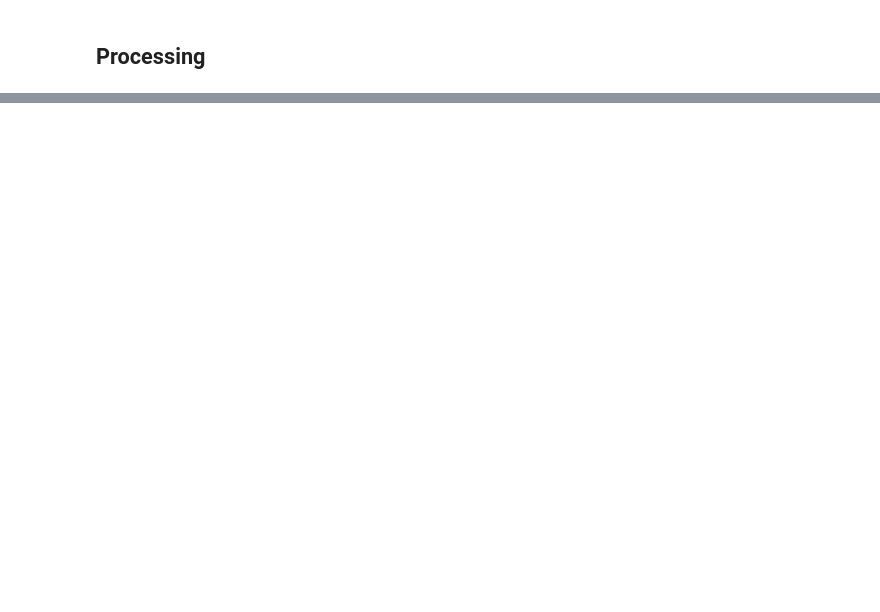
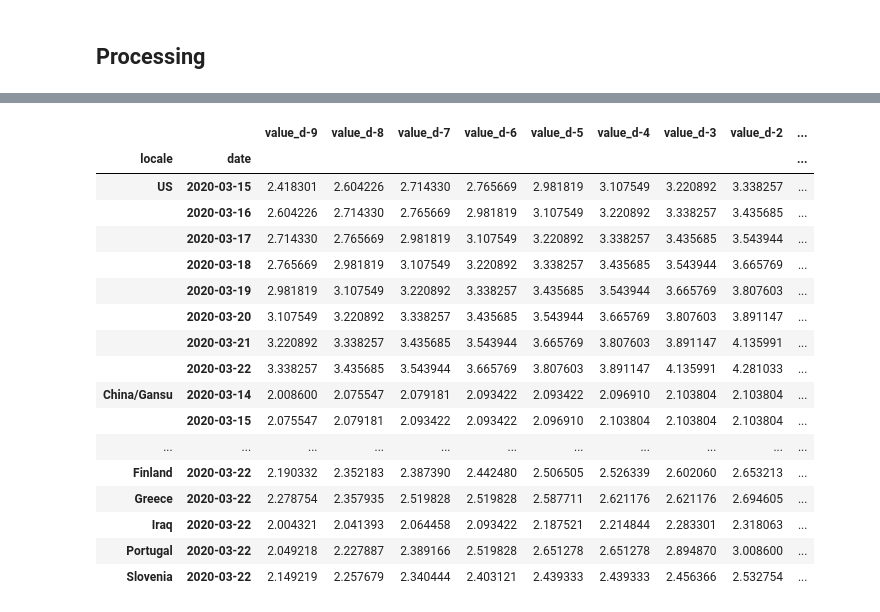
Before and after one commit to jgcorliss/covid-19, a Jupyter notebook: src/covid-19.ipynb, the cells around one changed output, grey strips where cells are left out. Drawn from its saved outputs; the diff is of its cells as text; code cells hidden in the pictures; blank space fills up the shorter version.

```diff
--- a/src/covid-19.ipynb
+++ b/src/covid-19.ipynb
@@ -263,0 +179,34 @@ counts.loc[counts['locale'] == 'US'].sort_values('date').reset_index(drop=True)
+# %%
+X_train = X_schema.copy()
+y_train = y_schema.copy()
+# %%
+X_pred = X_schema.copy()
+# %%
+for locale in values_melt['locale'].unique():
+    values_melt_locale = values_melt.loc[values_melt['locale'] == locale].sort_values('date')
+
+    # Add to training data
+    idx = 0
+    while idx + (days_history - 1) + days_horizon <= values_melt_locale.shape[0] - 1:
+        locale_date_to_append = values_melt_locale.iloc[idx + (days_history - 1), :2].to_dict()
+
+        X_train_to_append = dict(zip(X_train.columns[2:], values_melt_locale['value'].iloc[idx : idx + days_history]))
+        X_train_to_append.update(locale_date_to_append)
+        X_train = X_train.append(X_train_to_append, ignore_index=True)
+
+        y_train_to_append = {y_train.columns[-1]: values_melt_locale['value'].iloc[idx + (days_history - 1) + days_horizon]}
+        y_train_to_append.update(locale_date_to_append)
+        y_train = y_train.append(y_train_to_append, ignore_index=True)
+
+        idx += 1
+
+    # Add to prediction data
+    if days_history <= values_melt_locale.shape[0]:  # Can only predict if we have enough days of history
+        locale_date_to_append = values_melt_locale.iloc[-1, :2].to_dict()
+        X_pred_to_append = dict(zip(X_pred.columns[2:], values_melt_locale['value'].iloc[-days_history:]))
+        X_pred_to_append.update(locale_date_to_append)
+        X_pred = X_pred.append(X_pred_to_append, ignore_index=True)
+# %%
+X_train.set_index(['locale', 'date'], inplace=True, verify_integrity=True)
+y_train.set_index(['locale', 'date'], inplace=True, verify_integrity=True)
+X_pred.set_index(['locale', 'date'], inplace=True, verify_integrity=True)
@@ -263,0 +225,21 @@ counts.loc[counts['locale'] == 'US'].sort_values('date').reset_index(drop=True)
+# %%
+X_train.tail(100)
+# %% [output]
+|  |  | value_d-9 | value_d-8 | value_d-7 | value_d-6 | value_d-5 | value_d-4 | value_d-3 | value_d-2 | ... |
+| locale | date |  |  |  |  |  |  |  |  | ... |
+| US | 2020-03-15 | 2.418301 | 2.604226 | 2.714330 | 2.765669 | 2.981819 | 3.107549 | 3.220892 | 3.338257 | ... |
+|  | 2020-03-16 | 2.604226 | 2.714330 | 2.765669 | 2.981819 | 3.107549 | 3.220892 | 3.338257 | 3.435685 | ... |
+|  | 2020-03-17 | 2.714330 | 2.765669 | 2.981819 | 3.107549 | 3.220892 | 3.338257 | 3.435685 | 3.543944 | ... |
+|  | 2020-03-18 | 2.765669 | 2.981819 | 3.107549 | 3.220892 | 3.338257 | 3.435685 | 3.543944 | 3.665769 | ... |
+|  | 2020-03-19 | 2.981819 | 3.107549 | 3.220892 | 3.338257 | 3.435685 | 3.543944 | 3.665769 | 3.807603 | ... |
+|  | 2020-03-20 | 3.107549 | 3.220892 | 3.338257 | 3.435685 | 3.543944 | 3.665769 | 3.807603 | 3.891147 | ... |
+|  | 2020-03-21 | 3.220892 | 3.338257 | 3.435685 | 3.543944 | 3.665769 | 3.807603 | 3.891147 | 4.135991 | ... |
+|  | 2020-03-22 | 3.338257 | 3.435685 | 3.543944 | 3.665769 | 3.807603 | 3.891147 | 4.135991 | 4.281033 | ... |
+| China/Gansu | 2020-03-14 | 2.008600 | 2.075547 | 2.079181 | 2.093422 | 2.093422 | 2.096910 | 2.103804 | 2.103804 | ... |
+|  | 2020-03-15 | 2.075547 | 2.079181 | 2.093422 | 2.093422 | 2.096910 | 2.103804 | 2.103804 | 2.103804 | ... |
+| ... | ... | ... | ... | ... | ... | ... | ... | ... | ... | ... |
+| Finland | 2020-03-22 | 2.190332 | 2.352183 | 2.387390 | 2.442480 | 2.506505 | 2.526339 | 2.602060 | 2.653213 | ... |
+| Greece | 2020-03-22 | 2.278754 | 2.357935 | 2.519828 | 2.519828 | 2.587711 | 2.621176 | 2.621176 | 2.694605 | ... |
+| Iraq | 2020-03-22 | 2.004321 | 2.041393 | 2.064458 | 2.093422 | 2.187521 | 2.214844 | 2.283301 | 2.318063 | ... |
+| Portugal | 2020-03-22 | 2.049218 | 2.227887 | 2.389166 | 2.519828 | 2.651278 | 2.651278 | 2.894870 | 3.008600 | ... |
+| Slovenia | 2020-03-22 | 2.149219 | 2.257679 | 2.340444 | 2.403121 | 2.439333 | 2.439333 | 2.456366 | 2.532754 | ... |
```
Also changed, not shown: parts of 55 cells of this notebook, 3 other files.
